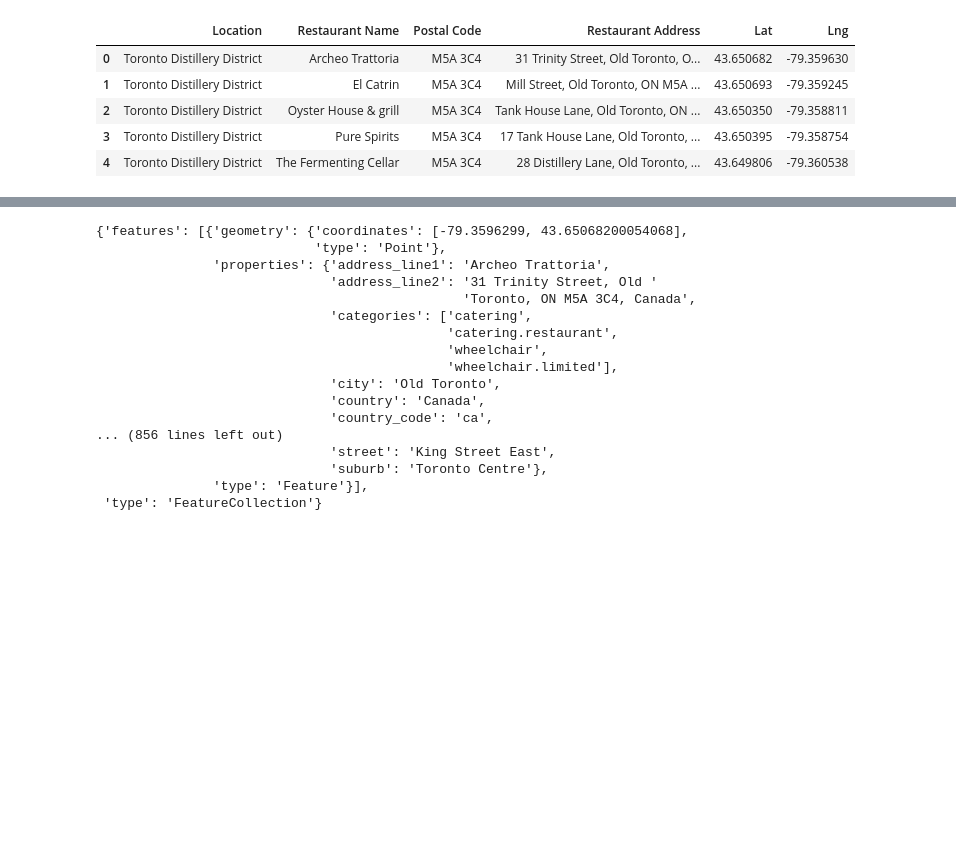
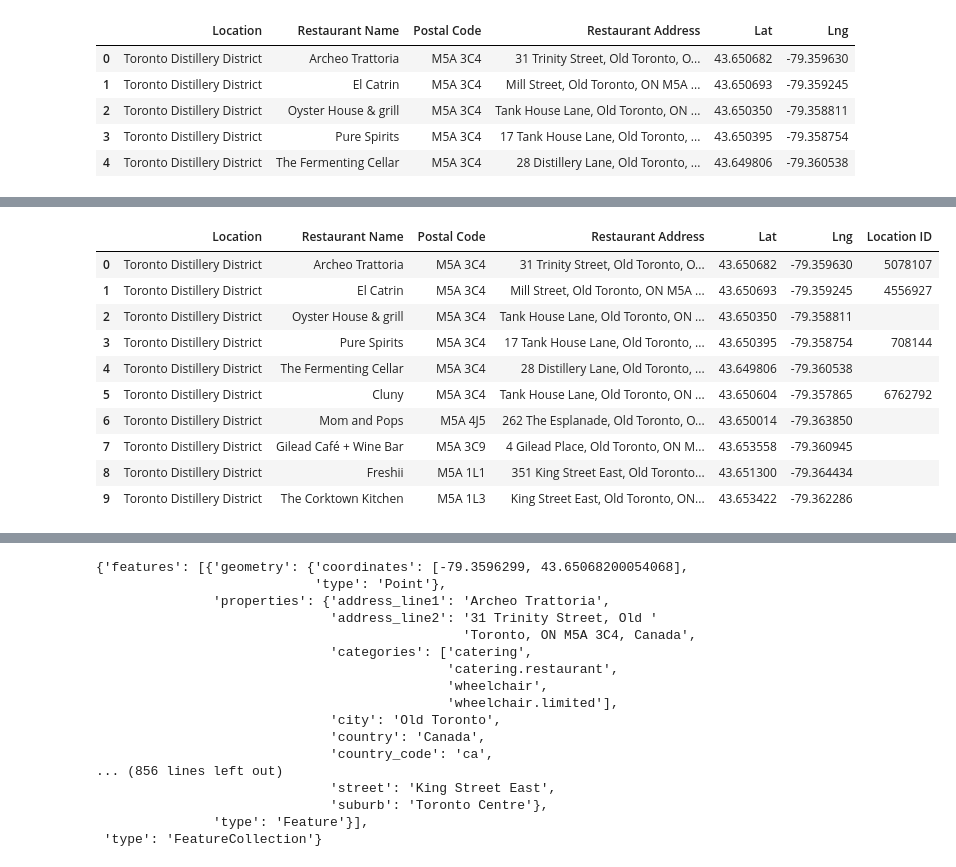
Before and after one commit to AleMori22/Project_1_repo, a Jupyter notebook: Alessandro Mori's Project 1.ipynb, the cells around one changed output, grey strips where cells are left out. Drawn from its saved outputs; the diff is of its cells as text; code cells hidden in the pictures; blank space fills up the shorter version.

```diff
--- a/Alessandro Mori's Project 1.ipynb
+++ b/Alessandro Mori's Project 1.ipynb
@@ -71,6 +73,7 @@ Restaurants_df.to_csv("output_data/restaurants.csv", index_label="Restaurant ID"
 # %%
 Restaurants_df['Location ID'] = ''
 
+err_count = 0
 
 for index, restaurant in Restaurants_df.iterrows():
 
@@ -78,13 +81,30 @@ for index, restaurant in Restaurants_df.iterrows():
 
     headers = {"accept": "application/json"}
 
-    response = requests.get(url, headers=headers)
+    response = requests.get(url, headers=headers).json()
 
-    for res in response['data']:
+    try:
 
-        if
-        #response['data'][res]['location_id']
+        for res in response['data']:
+
+            #pprint(res['address_obj']['postalcode'])
+
+            if res['address_obj']['postalcode'] == restaurant['Postal Code']:
+
+                Restaurants_df.at[index, 'Location ID'] = res['location_id']
+
+                break
+
+    except Exception as e:
+
+        err_count = err_count +1
+
+
+
+
+
 
 #print(response.text)
-Restaurants_df
+print(err_count)
+Restaurants_df.head()
 # %% [output]
@@ -91,0 +118,14 @@ SyntaxError: invalid syntax (3285224266.py, line 14)
+# %%
+Restaurants_df.head(10)
+# %% [output]
+|  | Location | Restaurant Name | Postal Code | Restaurant Address | Lat | Lng | Location ID |
+| 0 | Toronto Distillery District | Archeo Trattoria | M5A 3C4 | 31 Trinity Street, Old Toronto, O... | 43.650682 | -79.359630 | 5078107 |
+| 1 | Toronto Distillery District | El Catrin | M5A 3C4 | Mill Street, Old Toronto, ON M5A ... | 43.650693 | -79.359245 | 4556927 |
+| 2 | Toronto Distillery District | Oyster House & grill | M5A 3C4 | Tank House Lane, Old Toronto, ON ... | 43.650350 | -79.358811 |  |
+| 3 | Toronto Distillery District | Pure Spirits | M5A 3C4 | 17 Tank House Lane, Old Toronto, ... | 43.650395 | -79.358754 | 708144 |
+| 4 | Toronto Distillery District | The Fermenting Cellar | M5A 3C4 | 28 Distillery Lane, Old Toronto, ... | 43.649806 | -79.360538 |  |
+| 5 | Toronto Distillery District | Cluny | M5A 3C4 | Tank House Lane, Old Toronto, ON ... | 43.650604 | -79.357865 | 6762792 |
+| 6 | Toronto Distillery District | Mom and Pops | M5A 4J5 | 262 The Esplanade, Old Toronto, O... | 43.650014 | -79.363850 |  |
+| 7 | Toronto Distillery District | Gilead Café + Wine Bar | M5A 3C9 | 4 Gilead Place, Old Toronto, ON M... | 43.653558 | -79.360945 |  |
+| 8 | Toronto Distillery District | Freshii | M5A 1L1 | 351 King Street East, Old Toronto... | 43.651300 | -79.364434 |  |
+| 9 | Toronto Distillery District | The Corktown Kitchen | M5A 1L3 | King Street East, Old Toronto, ON... | 43.653422 | -79.362286 |  |
```
Also changed, not shown: parts of 4 cells of this notebook.
